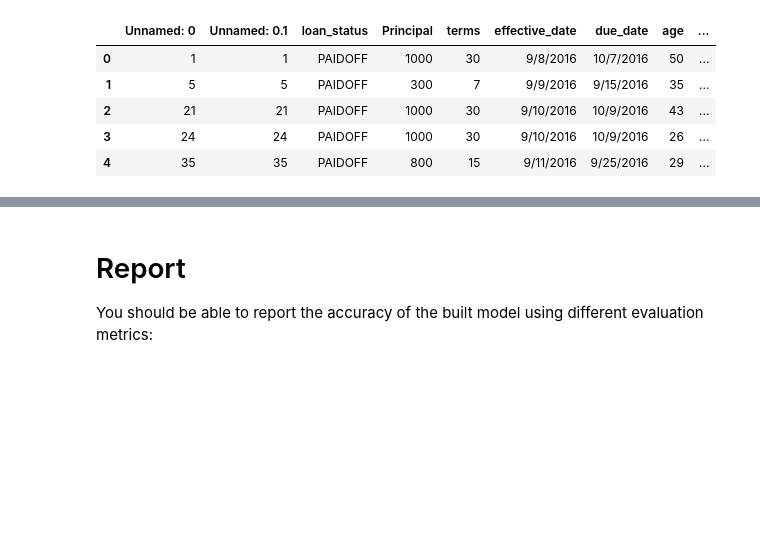
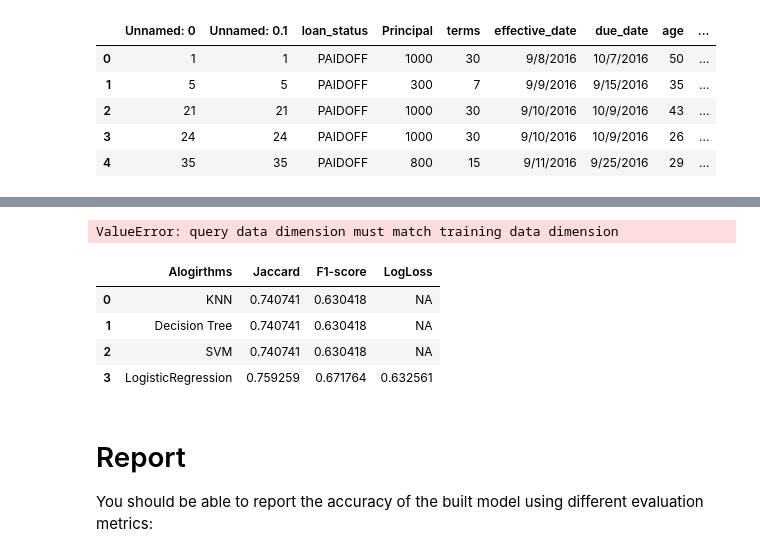
Before and after one commit to Arx1971/IBM-Loan-Classification-Problem, a Jupyter notebook: ibm_machine_learning.ipynb, the cells around one changed output, grey strips where cells are left out. Cells and saved outputs as stored; diff of their text form; code cells hidden in the pictures; blank space fills up the shorter version.

```diff
--- a/ibm_machine_learning.ipynb
+++ b/ibm_machine_learning.ipynb
@@ -394,3 +397,48 @@ test_df.head()
+# %%
+y = test_df['loan_status'].values
+
+test_X = preprocessing.StandardScaler().fit(X).transform(X)
+
+# KNN
+knn_prediction = neigh.predict(test_X)
+knn_jc=jaccard_similarity_score(y, knn_prediction)
+knn_f1s=f1_score(y, knn_prediction, average='weighted')
+
+# Decision Tree
+
+dtc_prediction = dtc_model.predict(test_X)
+dtc_jc=jaccard_similarity_score(y, dtc_prediction)
+dtc_f1s=f1_score(y, dtc_prediction, average='weighted')
+
+# SVM
+
+svm_prediction = svm_model.predict(test_X)
+svm_jc=jaccard_similarity_score(y, svm_prediction)
+svm_f1s=f1_score(y, svm_prediction, average='weighted')
+
+# Logistic Regression
+
+lr_prediction = lr_model.predict(test_X)
+lr_jc=jaccard_similarity_score(y, lr_prediction)
+lr_f1s=f1_score(y, lr_prediction, average='weighted')
+logloss = log_loss(y, lr_model.predict_proba(test_X))
+# %% [output]
+ValueError: query data dimension must match training data dimension
+# %%
+data = [
+        ['KNN', knn_jc, knn_f1s, 'NA'],
+        ['Decision Tree', dtc_jc, dtc_f1s, 'NA'],
+        ['SVM', svm_jc, svm_f1s, 'NA'],
+        ['LogisticRegression', lr_jc, lr_f1s, logloss],
+       ]
+report = pd.DataFrame(data, columns=['Alogirthms', 'Jaccard', 'F1-score', 'LogLoss'])
+report.head()
+# %% [output]
+|  | Alogirthms | Jaccard | F1-score | LogLoss |
+| 0 | KNN | 0.740741 | 0.630418 | NA |
+| 1 | Decision Tree | 0.740741 | 0.630418 | NA |
+| 2 | SVM | 0.740741 | 0.630418 | NA |
+| 3 | LogisticRegression | 0.759259 | 0.671764 | 0.632561 |
 # %% [markdown]
 # Report
 You should be able to report the accuracy of the built model using different evaluation metrics:
```
Also changed, not shown: parts of 13 cells of this notebook.
